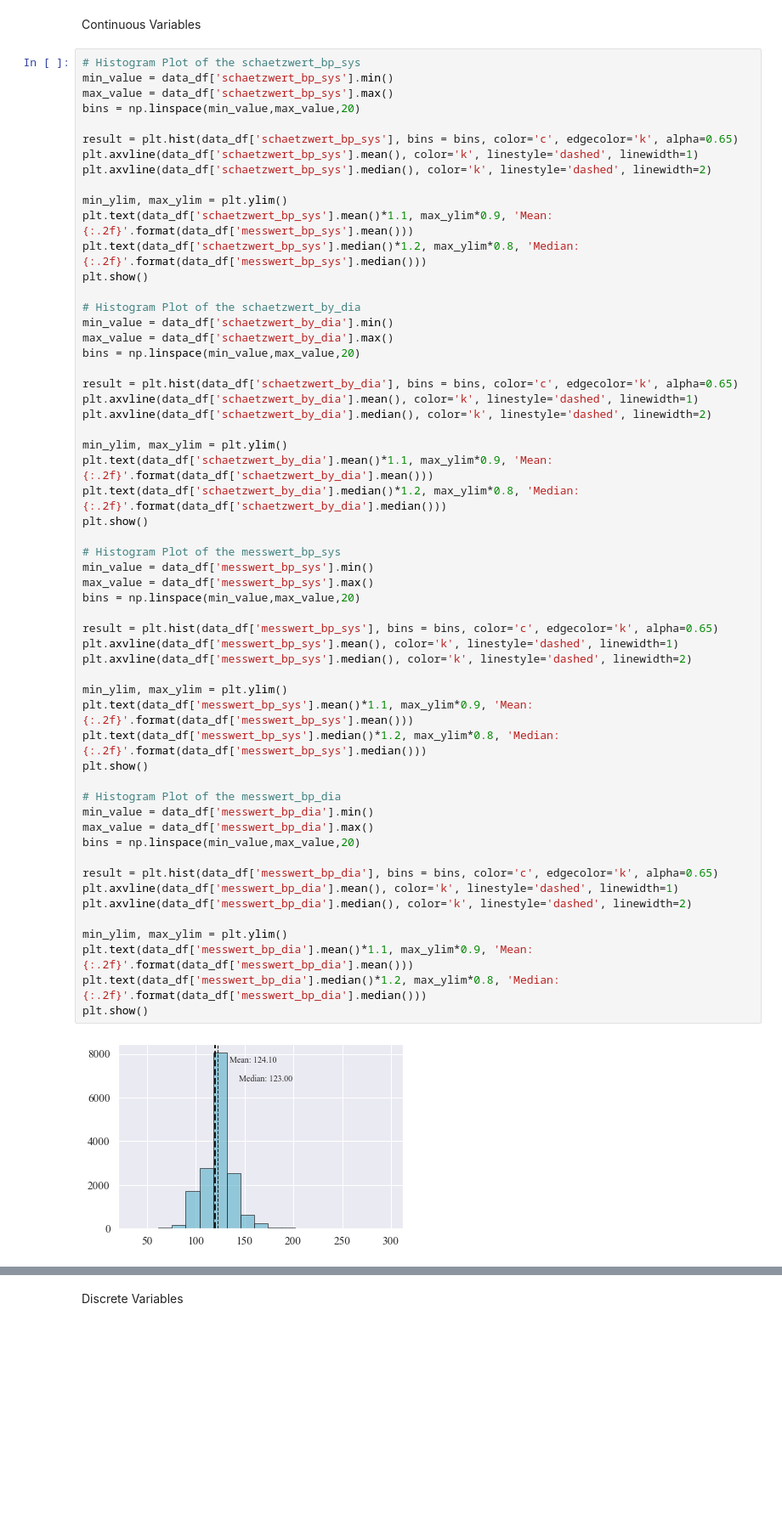
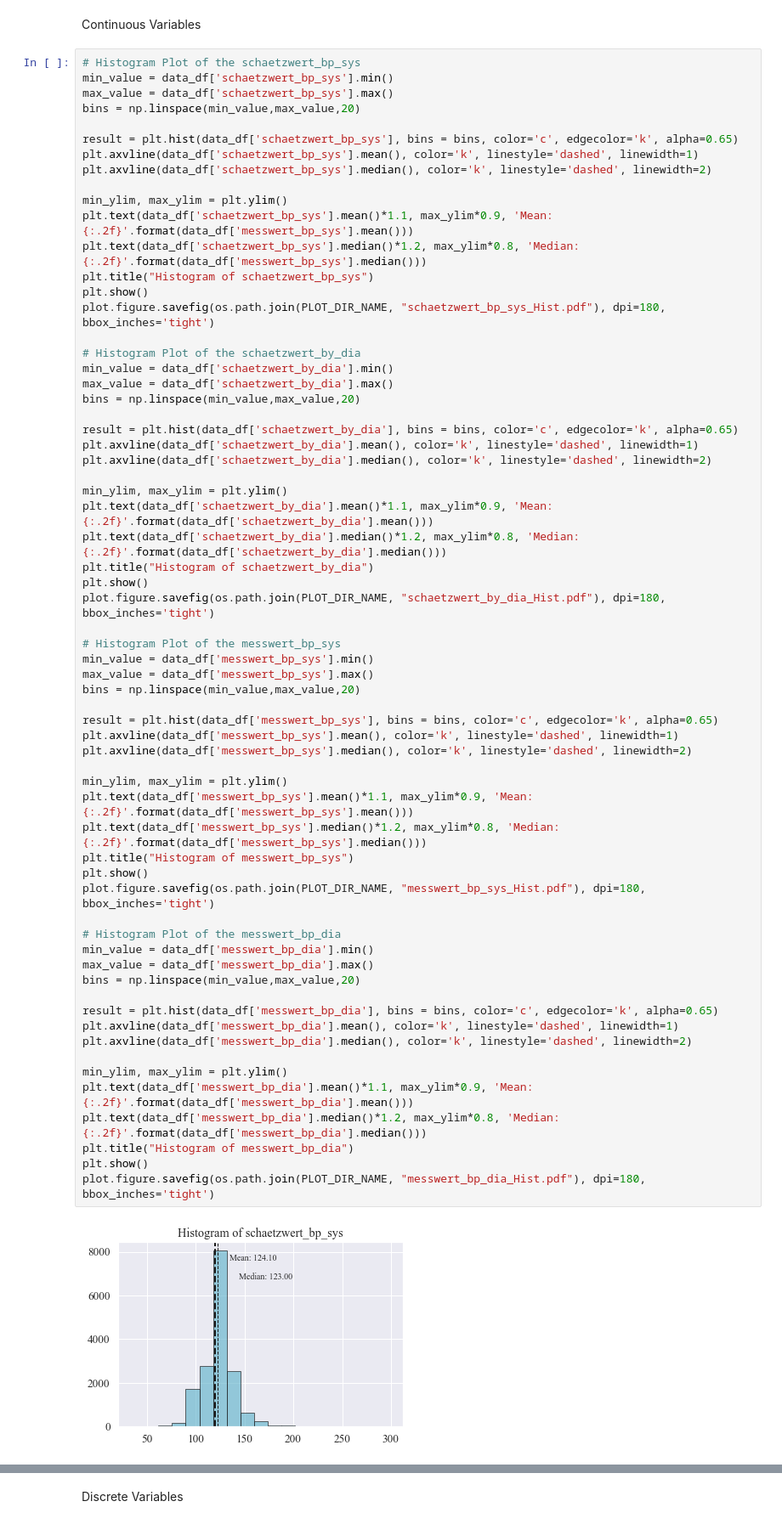
Before and after one commit to farrukh-ahmed/Case-Studies---Project-1, a Jupyter notebook: Notebooks/Project1-descriptive-data-analysis.ipynb, the cells around one changed output, grey strips where cells are left out. Shown at 85% size. Cells and saved outputs as stored; diff of their text form; blank space fills up the shorter version.

```diff
--- a/Notebooks/Project1-descriptive-data-analysis.ipynb
+++ b/Notebooks/Project1-descriptive-data-analysis.ipynb
@@ -153,7 +153,9 @@ plt.axvline(data_df['schaetzwert_bp_sys'].median(), color='k', linestyle='dashed
 min_ylim, max_ylim = plt.ylim()
 plt.text(data_df['schaetzwert_bp_sys'].mean()*1.1, max_ylim*0.9, 'Mean: {:.2f}'.format(data_df['messwert_bp_sys'].mean()))
 plt.text(data_df['schaetzwert_bp_sys'].median()*1.2, max_ylim*0.8, 'Median: {:.2f}'.format(data_df['messwert_bp_sys'].median()))
+plt.title("Histogram of schaetzwert_bp_sys")
 plt.show()
+plot.figure.savefig(os.path.join(PLOT_DIR_NAME, "schaetzwert_bp_sys_Hist.pdf"), dpi=180, bbox_inches='tight')
 
 # Histogram Plot of the schaetzwert_by_dia
 min_value = data_df['schaetzwert_by_dia'].min()
@@ -167,34 +169,40 @@ plt.axvline(data_df['schaetzwert_by_dia'].median(), color='k', linestyle='dashed
 min_ylim, max_ylim = plt.ylim()
 plt.text(data_df['schaetzwert_by_dia'].mean()*1.1, max_ylim*0.9, 'Mean: {:.2f}'.format(data_df['schaetzwert_by_dia'].mean()))
 plt.text(data_df['schaetzwert_by_dia'].median()*1.2, max_ylim*0.8, 'Median: {:.2f}'.format(data_df['schaetzwert_by_dia'].median()))
+plt.title("Histogram of schaetzwert_by_dia")
 plt.show()
+plot.figure.savefig(os.path.join(PLOT_DIR_NAME, "schaetzwert_by_dia_Hist.pdf"), dpi=180, bbox_inches='tight')
 
 # Histogram Plot of the messwert_bp_sys
 min_value = data_df['messwert_bp_sys'].min()
 max_value = data_df['messwert_bp_sys'].max()
 bins = np.linspace(min_value,max_value,20)
 
 result = plt.hist(data_df['messwert_bp_sys'], bins = bins, color='c', edgecolor='k', alpha=0.65)
 plt.axvline(data_df['messwert_bp_sys'].mean(), color='k', linestyle='dashed', linewidth=1)
 plt.axvline(data_df['messwert_bp_sys'].median(), color='k', linestyle='dashed', linewidth=2)
 
 min_ylim, max_ylim = plt.ylim()
 plt.text(data_df['messwert_bp_sys'].mean()*1.1, max_ylim*0.9, 'Mean: {:.2f}'.format(data_df['messwert_bp_sys'].mean()))
 plt.text(data_df['messwert_bp_sys'].median()*1.2, max_ylim*0.8, 'Median: {:.2f}'.format(data_df['messwert_bp_sys'].median()))
+plt.title("Histogram of messwert_bp_sys")
 plt.show()
+plot.figure.savefig(os.path.join(PLOT_DIR_NAME, "messwert_bp_sys_Hist.pdf"), dpi=180, bbox_inches='tight')
 
 # Histogram Plot of the messwert_bp_dia
 min_value = data_df['messwert_bp_dia'].min()
 max_value = data_df['messwert_bp_dia'].max()
 bins = np.linspace(min_value,max_value,20)
 
 result = plt.hist(data_df['messwert_bp_dia'], bins = bins, color='c', edgecolor='k', alpha=0.65)
 plt.axvline(data_df['messwert_bp_dia'].mean(), color='k', linestyle='dashed', linewidth=1)
 plt.axvline(data_df['messwert_bp_dia'].median(), color='k', linestyle='dashed', linewidth=2)
 
 min_ylim, max_ylim = plt.ylim()
 plt.text(data_df['messwert_bp_dia'].mean()*1.1, max_ylim*0.9, 'Mean: {:.2f}'.format(data_df['messwert_bp_dia'].mean()))
 plt.text(data_df['messwert_bp_dia'].median()*1.2, max_ylim*0.8, 'Median: {:.2f}'.format(data_df['messwert_bp_dia'].median()))
+plt.title("Histogram of messwert_bp_dia")
 plt.show()
+plot.figure.savefig(os.path.join(PLOT_DIR_NAME, "messwert_bp_dia_Hist.pdf"), dpi=180, bbox_inches='tight')
 # %% [output]
-[figure, old version]
+[figure, new version]
```
Also changed, not shown: parts of 2 cells of this notebook.
